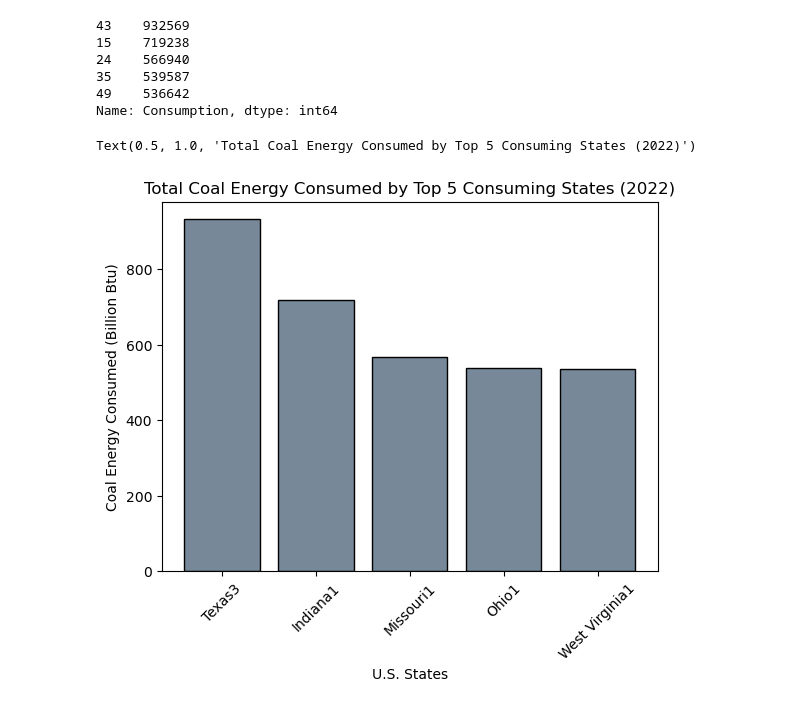
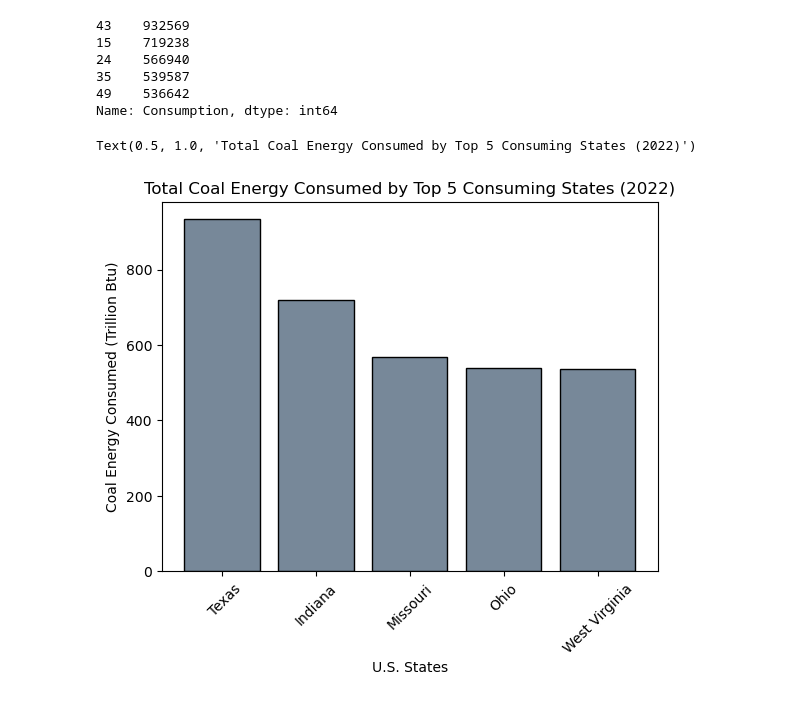
Before and after one commit to Calumshewson/Project-1-Challenge, a Jupyter notebook: Question 2 Code.ipynb, the cells around one changed output. Saved outputs shown, nothing was run; the diff lists cells and outputs as text; code cells hidden in the pictures.

```diff
--- a/Question 2 Code.ipynb
+++ b/Question 2 Code.ipynb
@@ -245,17 +245,17 @@ top_5_coal_states
 49    536642
 Name: Consumption, dtype: int64
 # %%
-x_axis5 = ['Texas3', 'Indiana1', 'Missouri1', 'Ohio1', 'West Virginia1']
+x_axis5 = ['  Texas', 'Indiana', 'Missouri', 'Ohio', 'West Virginia']
 y_axis5 = [932.57, 719.24, 566.94, 539.59, 536.64]
 
 plt.bar(x_axis5, y_axis5, color='lightslategrey', edgecolor='k')
 plt.xlabel("U.S. States")
 plt.xticks(rotation = 45)
-plt.ylabel("Coal Energy Consumed (Billion Btu)")
+plt.ylabel("Coal Energy Consumed (Trillion Btu)")
 plt.title("Total Coal Energy Consumed by Top 5 Consuming States (2022)")
 # %% [output]
 Text(0.5, 1.0, 'Total Coal Energy Consumed by Top 5 Consuming States (2022)')
-[figure, old version]
+[figure, new version]
 # %%
 # Combined Bar Graphs
 
```
Also changed, not shown: parts of 5 cells of this notebook.
